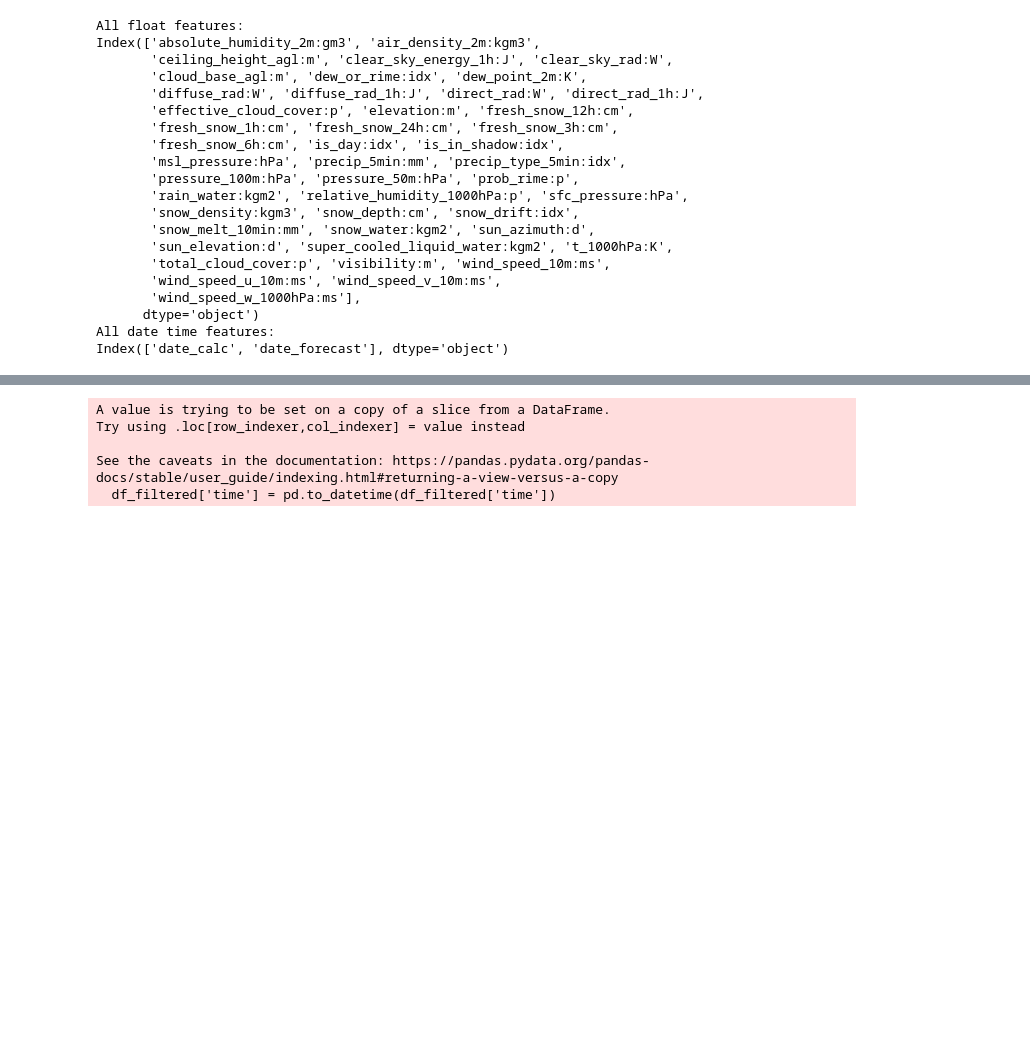
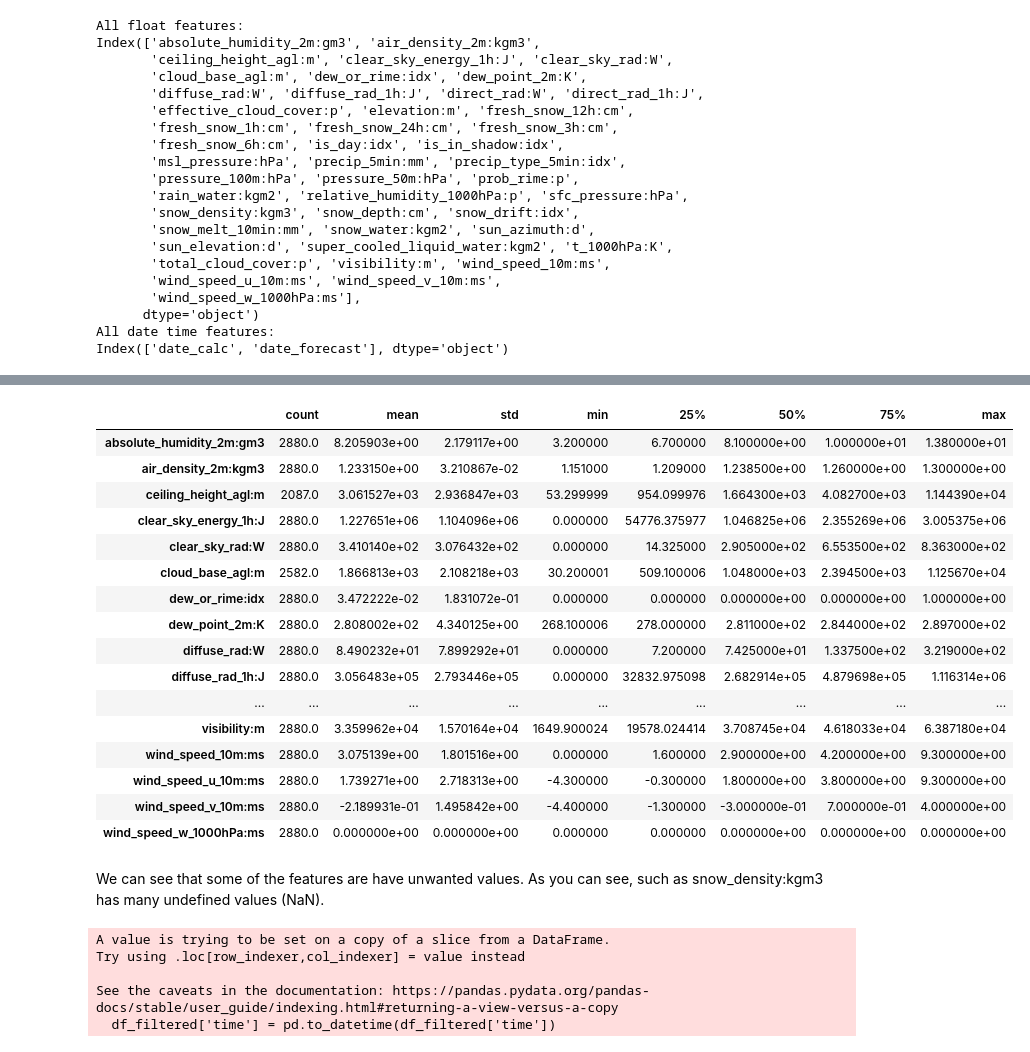
Before and after one commit to Markuski2023/MLGroupProject, a Jupyter notebook: src/EDA.ipynb, the cells around one changed output, grey strips where cells are left out. Saved outputs shown, nothing was run; the diff lists cells and outputs as text; code cells hidden in the pictures; blank space fills up the shorter version.

```diff
--- a/src/EDA.ipynb
+++ b/src/EDA.ipynb
@@ -91,3 +89,26 @@ df.head()
+# %%
+# Description of the float features in the dataset
+df.describe(include='float').T
+# %% [output]
+|  | count | mean | std | min | 25% | 50% | 75% | max |
+| absolute_humidity_2m:gm3 | 2880.0 | 8.205903e+00 | 2.179117e+00 | 3.200000 | 6.700000 | 8.100000e+00 | 1.000000e+01 | 1.380000e+01 |
+| air_density_2m:kgm3 | 2880.0 | 1.233150e+00 | 3.210867e-02 | 1.151000 | 1.209000 | 1.238500e+00 | 1.260000e+00 | 1.300000e+00 |
+| ceiling_height_agl:m | 2087.0 | 3.061527e+03 | 2.936847e+03 | 53.299999 | 954.099976 | 1.664300e+03 | 4.082700e+03 | 1.144390e+04 |
+| clear_sky_energy_1h:J | 2880.0 | 1.227651e+06 | 1.104096e+06 | 0.000000 | 54776.375977 | 1.046825e+06 | 2.355269e+06 | 3.005375e+06 |
+| clear_sky_rad:W | 2880.0 | 3.410140e+02 | 3.076432e+02 | 0.000000 | 14.325000 | 2.905000e+02 | 6.553500e+02 | 8.363000e+02 |
+| cloud_base_agl:m | 2582.0 | 1.866813e+03 | 2.108218e+03 | 30.200001 | 509.100006 | 1.048000e+03 | 2.394500e+03 | 1.125670e+04 |
+| dew_or_rime:idx | 2880.0 | 3.472222e-02 | 1.831072e-01 | 0.000000 | 0.000000 | 0.000000e+00 | 0.000000e+00 | 1.000000e+00 |
+| dew_point_2m:K | 2880.0 | 2.808002e+02 | 4.340125e+00 | 268.100006 | 278.000000 | 2.811000e+02 | 2.844000e+02 | 2.897000e+02 |
+| diffuse_rad:W | 2880.0 | 8.490232e+01 | 7.899292e+01 | 0.000000 | 7.200000 | 7.425000e+01 | 1.337500e+02 | 3.219000e+02 |
+| diffuse_rad_1h:J | 2880.0 | 3.056483e+05 | 2.793446e+05 | 0.000000 | 32832.975098 | 2.682914e+05 | 4.879698e+05 | 1.116314e+06 |
+| ... | ... | ... | ... | ... | ... | ... | ... | ... |
+| visibility:m | 2880.0 | 3.359962e+04 | 1.570164e+04 | 1649.900024 | 19578.024414 | 3.708745e+04 | 4.618033e+04 | 6.387180e+04 |
+| wind_speed_10m:ms | 2880.0 | 3.075139e+00 | 1.801516e+00 | 0.000000 | 1.600000 | 2.900000e+00 | 4.200000e+00 | 9.300000e+00 |
+| wind_speed_u_10m:ms | 2880.0 | 1.739271e+00 | 2.718313e+00 | -4.300000 | -0.300000 | 1.800000e+00 | 3.800000e+00 | 9.300000e+00 |
+| wind_speed_v_10m:ms | 2880.0 | -2.189931e-01 | 1.495842e+00 | -4.400000 | -1.300000 | -3.000000e-01 | 7.000000e-01 | 4.000000e+00 |
+| wind_speed_w_1000hPa:ms | 2880.0 | 0.000000e+00 | 0.000000e+00 | 0.000000 | 0.000000 | 0.000000e+00 | 0.000000e+00 | 0.000000e+00 |
+# %% [markdown]
+We can see that some of the features are have unwanted values. As you can see, such as snow_density:kgm3 has many undefined values (NaN).
 # %%
 # Read the CSV file
 df = pd.read_csv('all_locations.csv')  # Replace with the path to your CSV file
```
Also changed, not shown: parts of 2 cells of this notebook.
